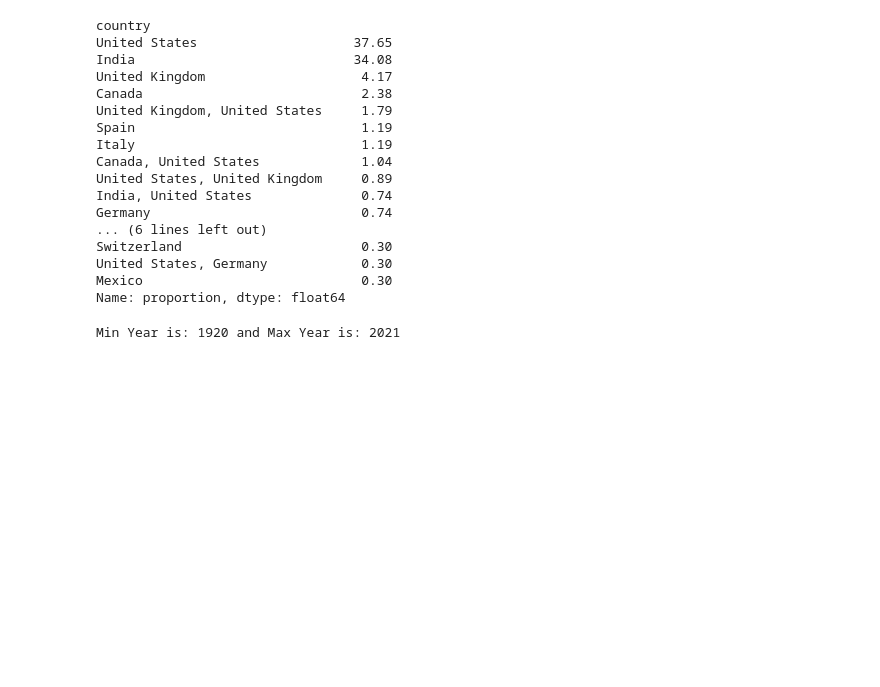
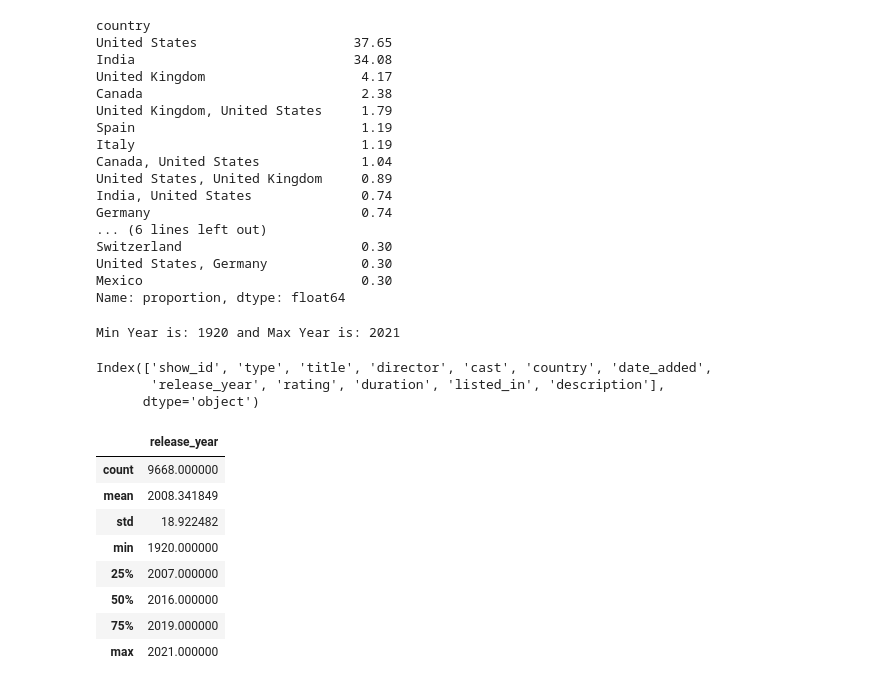
Before and after one commit to nandodevs/amazon-tv-video-analysis, a Jupyter notebook: notebooks/exploratory/analysis.ipynb, the cells around one changed output. Saved outputs shown, nothing was run; the diff lists cells and outputs as text; code cells hidden in the pictures; blank space fills up the shorter version.

```diff
--- a/notebooks/exploratory/analysis.ipynb
+++ b/notebooks/exploratory/analysis.ipynb
@@ -145,3 +145,21 @@ max_year = raw_dataset['release_year'].max()
 print(f"Min Year is: {min_year} and Max Year is: {max_year}")
 # %% [output]
 Min Year is: 1920 and Max Year is: 2021
+# %%
+raw_dataset.columns
+# %% [output]
+Index(['show_id', 'type', 'title', 'director', 'cast', 'country', 'date_added',
+       'release_year', 'rating', 'duration', 'listed_in', 'description'],
+      dtype='object')
+# %%
+raw_dataset.describe()
+# %% [output]
+|  | release_year |
+| count | 9668.000000 |
+| mean | 2008.341849 |
+| std | 18.922482 |
+| min | 1920.000000 |
+| 25% | 2007.000000 |
+| 50% | 2016.000000 |
+| 75% | 2019.000000 |
+| max | 2021.000000 |
```
Also changed, not shown: parts of 3 cells of this notebook.
